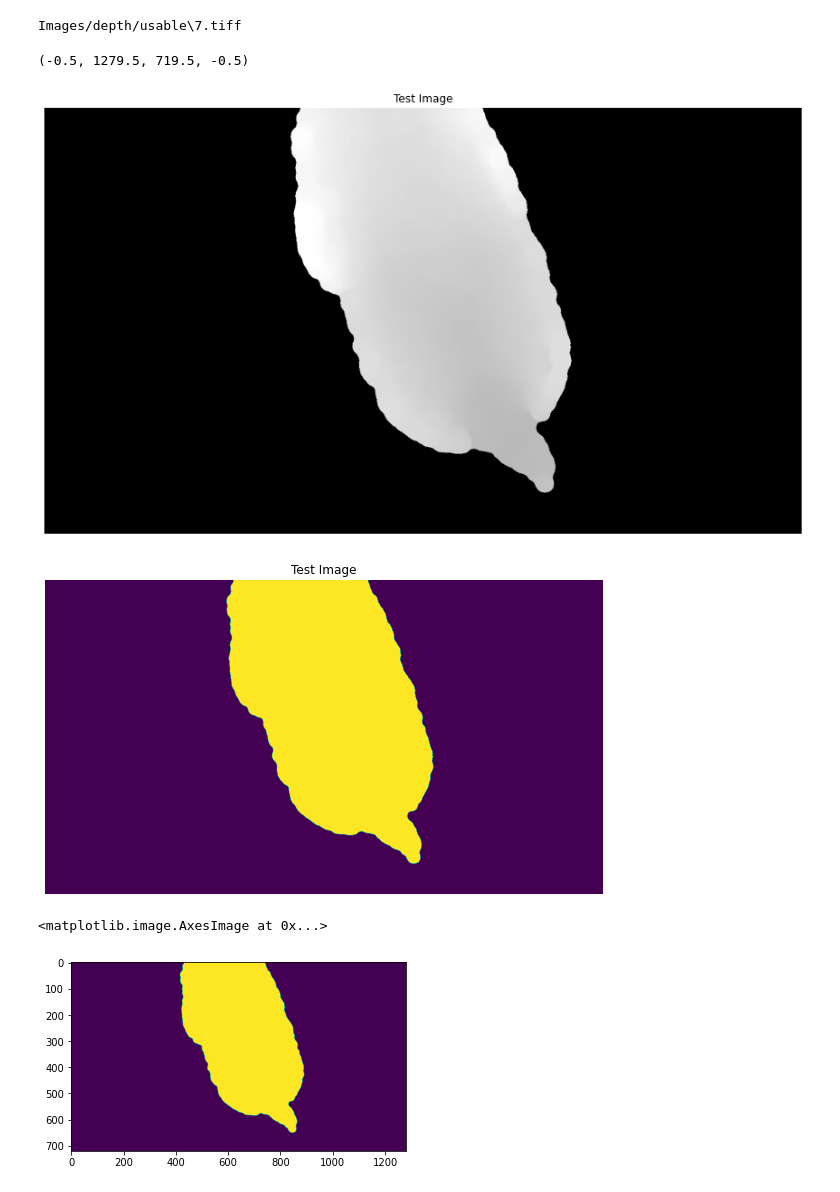
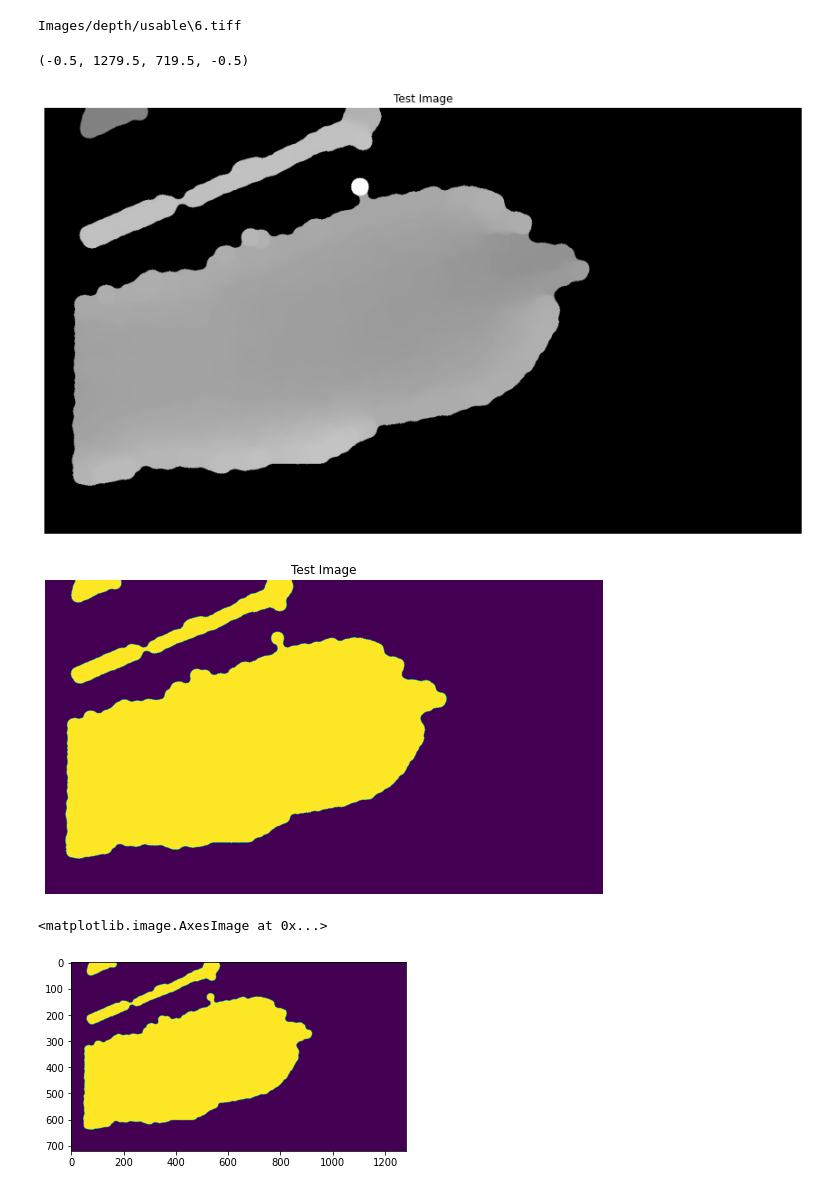
Before and after one commit to zwinkler/Automated-BCS, a Jupyter notebook: Automated BCS.ipynb, the cells around one changed output. Cells and saved outputs as stored; diff of their text form; code cells hidden in the pictures.

```diff
--- a/Automated BCS.ipynb
+++ b/Automated BCS.ipynb
@@ -17,7 +17,7 @@ import sklearn.decomposition
 # %%
 #inputs---------------------------------
 
-img_num = 6
+img_num = 5
 img_names = glob.glob('Images/depth/usable/*')
 img = imageio.imread(img_names[img_num])
 
@@ -32,41 +32,41 @@ if np.shape(np.shape(img))[0] == 3:
 #functions-----------------------------
 max_dist = np.max(img)
 min_dist = np.min(img)
 #img_post = np.where((img>min_dist-100) & (img<max_dist-400), img, 0)
 
 otsu_thresh = skimage.filters.threshold_otsu(img)
 img_post = np.where(img< otsu_thresh, img, 0)
 img_post = skimage.morphology.remove_small_objects(img_post, 64)
 img_post = skimage.morphology.opening(img_post, skimage.morphology.disk(15))
 img_post = skimage.morphology.closing(img_post, skimage.morphology.disk(10))
 # otsu_thresh = skimage.filters.threshold_otsu(img_post)
 # print(otsu_thresh)
 # img_post = np.where(img_post< otsu_thresh, img_post, 0)
 
 
 
 
 img_mask = np.where(img_post != 0, 1, 0)
 
 plt.figure(figsize=(15,15))
 plt.imshow(img_post, cmap='gray')
 plt.title("Test Image")
 plt.axis('off')
 
 plt.figure(figsize=(10,10))
 plt.imshow(img_mask)
 plt.title("Test Image")
 plt.axis('off')
 # %% [output]
-Images/depth/usable\7.tiff
+Images/depth/usable\6.tiff
 (-0.5, 1279.5, 719.5, -0.5)
-[figure, old version]
+[figure, new version]
-[figure, old version]
+[figure, new version]
 # %%
 plt.imshow(img_mask)
 # %% [output]
 <matplotlib.image.AxesImage at 0x...>
-[figure, old version]
+[figure, new version]
 # %%
 #Segmentation for FD
 
```
Also changed, not shown: parts of 17 cells of this notebook.
